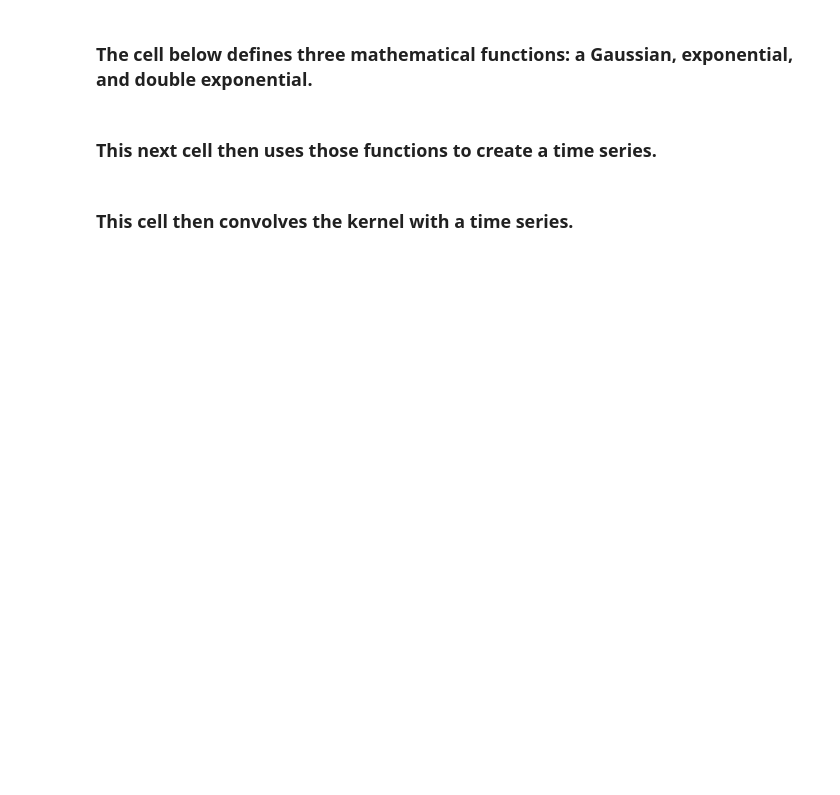
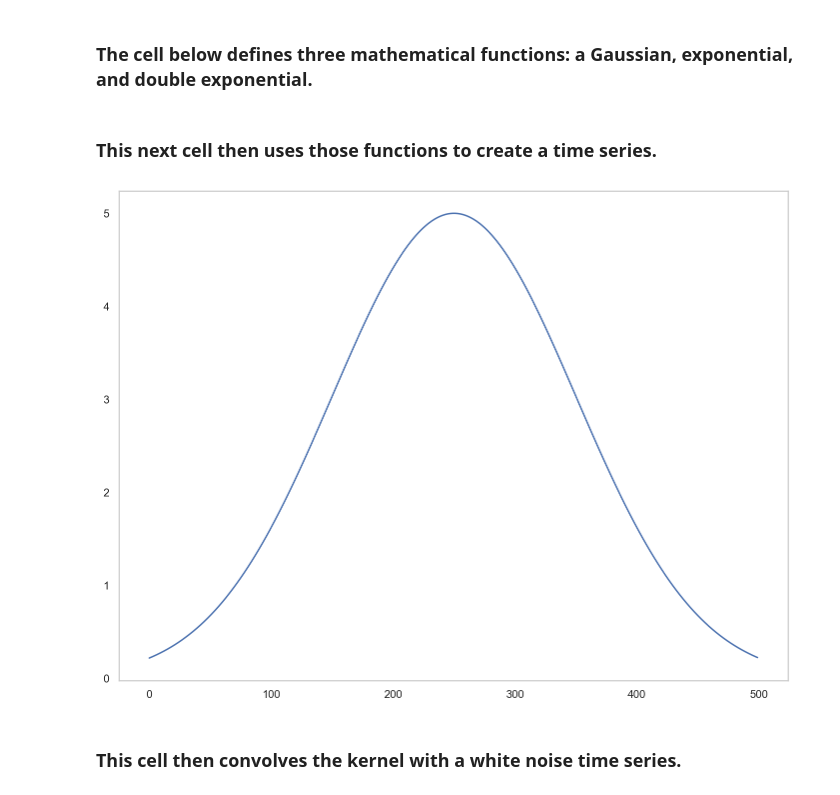
Before and after one commit to voytek/AI-READI-Bootcamp, a Jupyter notebook: Notebooks/a4-dsp/a4.1-Kernels.ipynb, the cells around one changed output. Saved outputs shown, nothing was run; the diff lists cells and outputs as text; code cells hidden in the pictures; blank space fills up the shorter version.

Commit message:
update kernels notebook with panda

```diff
--- a/Notebooks/a4-dsp/a4.1-Kernels.ipynb
+++ b/Notebooks/a4-dsp/a4.1-Kernels.ipynb
@@ -31,15 +36,17 @@ def func_2exp(time_series, amplitude_1, tau_1, offset, amplitude_2, tau_2):
 # %%
 fs = 1000 # sampling rate
 kernel_t = 0.5 # number of seconds to simulate
 kernel_total_time = int(np.floor(fs * kernel_t))
 
 # create a time-series to pass into the function
 kernel_gauss = np.arange(0, kernel_total_time, dtype=int)
-kernel_gauss = func_gauss(kernel_gauss, 5, 250, 10)
+kernel_gauss = func_gauss(kernel_gauss, 5, 250, 100)
 
 plt.plot(kernel_gauss)
 plt.show()
+# %% [output]
+[figure, added]
 # %% [markdown]
-### This cell then convolves the kernel with a time series.
+### This cell then convolves the kernel with a white noise time series.
 # %%
 fs = 1000 # sampling rate
```
Also changed, not shown: parts of 9 cells of this notebook, 1 other file.
